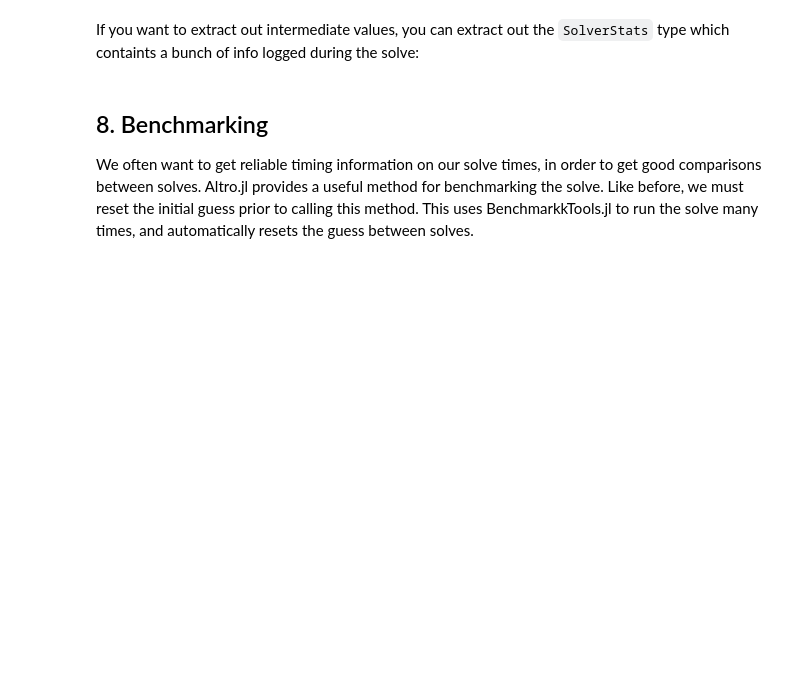
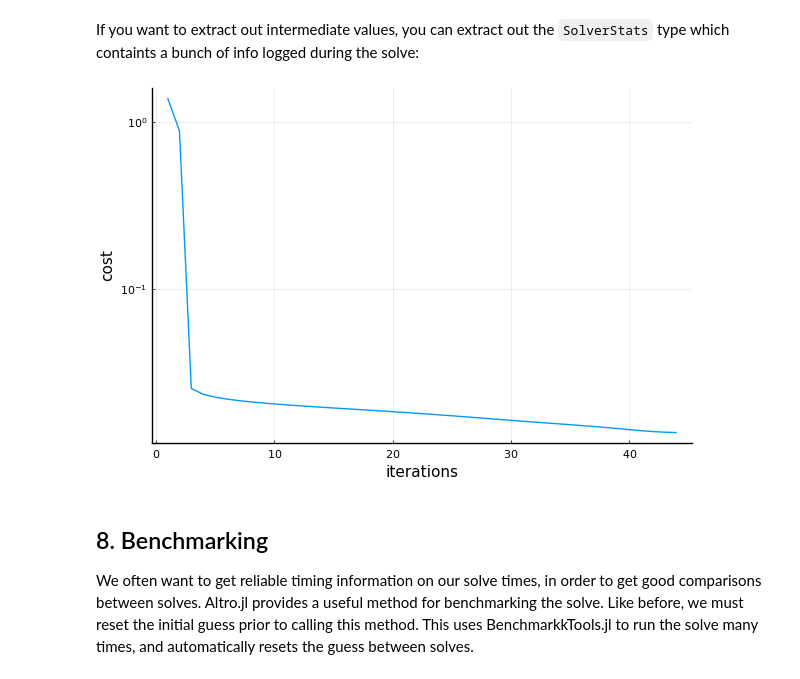
Before and after one commit to RoboticExplorationLab/AltroTutorials.jl, a Jupyter notebook: src/Pendulum.ipynb, the cells around one changed output. Cells and saved outputs as stored; diff of their text form; code cells hidden in the pictures; blank space fills up the shorter version.

```diff
--- a/src/Pendulum.ipynb
+++ b/src/Pendulum.ipynb
@@ -252,8 +253,11 @@ SOLVE COMPLETED
 If you want to extract out intermediate values, you can extract out the `SolverStats` type which containts a bunch of info logged during the solve:
 # %%
 using Plots
+pyplot()
 stats = Altro.stats(solver)
 plot(stats.iteration, stats.cost, yscale=:log10, xlabel="iterations", ylabel="cost", label="")
+# %% [output]
+[figure, added]
 # %% [markdown]
 ## 8. Benchmarking
 We often want to get reliable timing information on our solve times, in order to get good comparisons between solves. Altro.jl provides a useful method for benchmarking the solve. Like before, we must reset the initial guess prior to calling this method. This uses BenchmarkkTools.jl to run the solve many times, and automatically resets the guess between solves.
```
Also changed, not shown: parts of 9 cells of this notebook, 3 other files.
